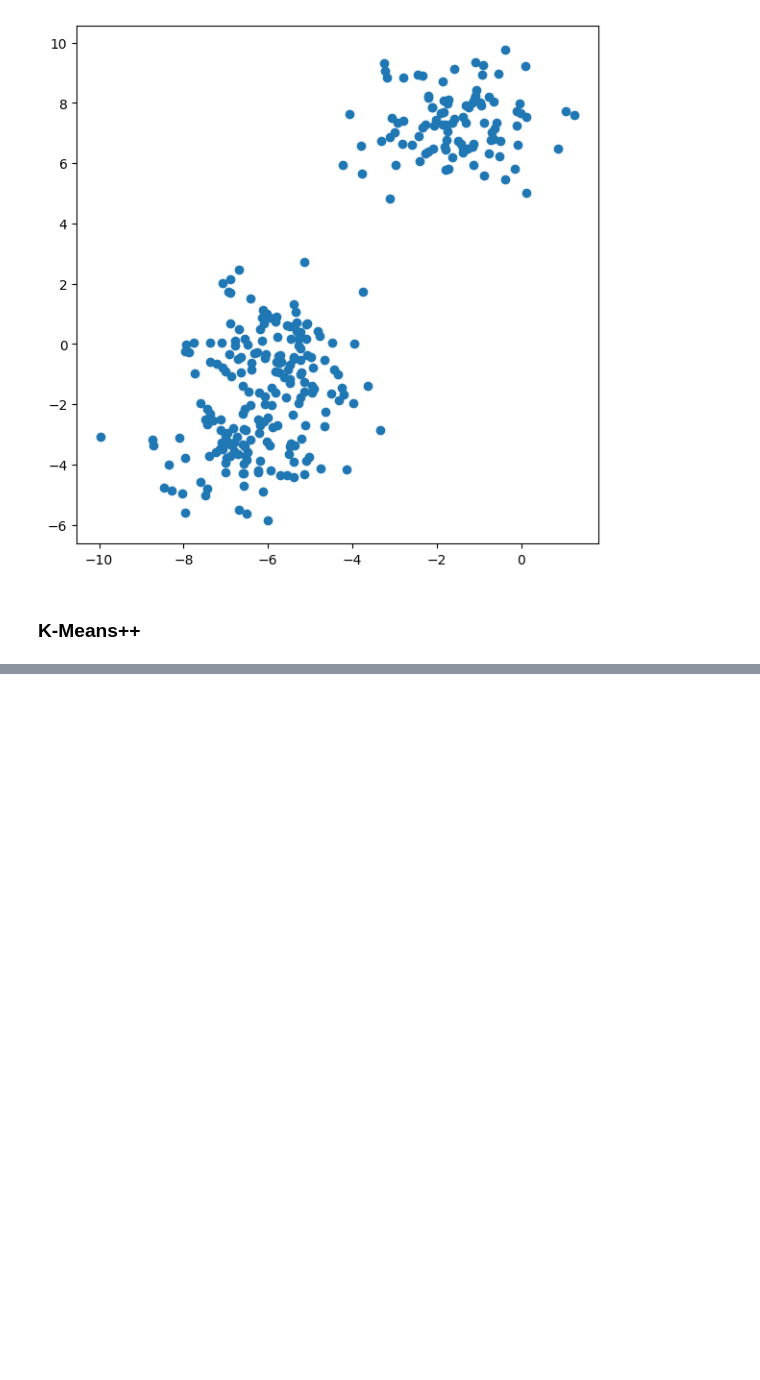
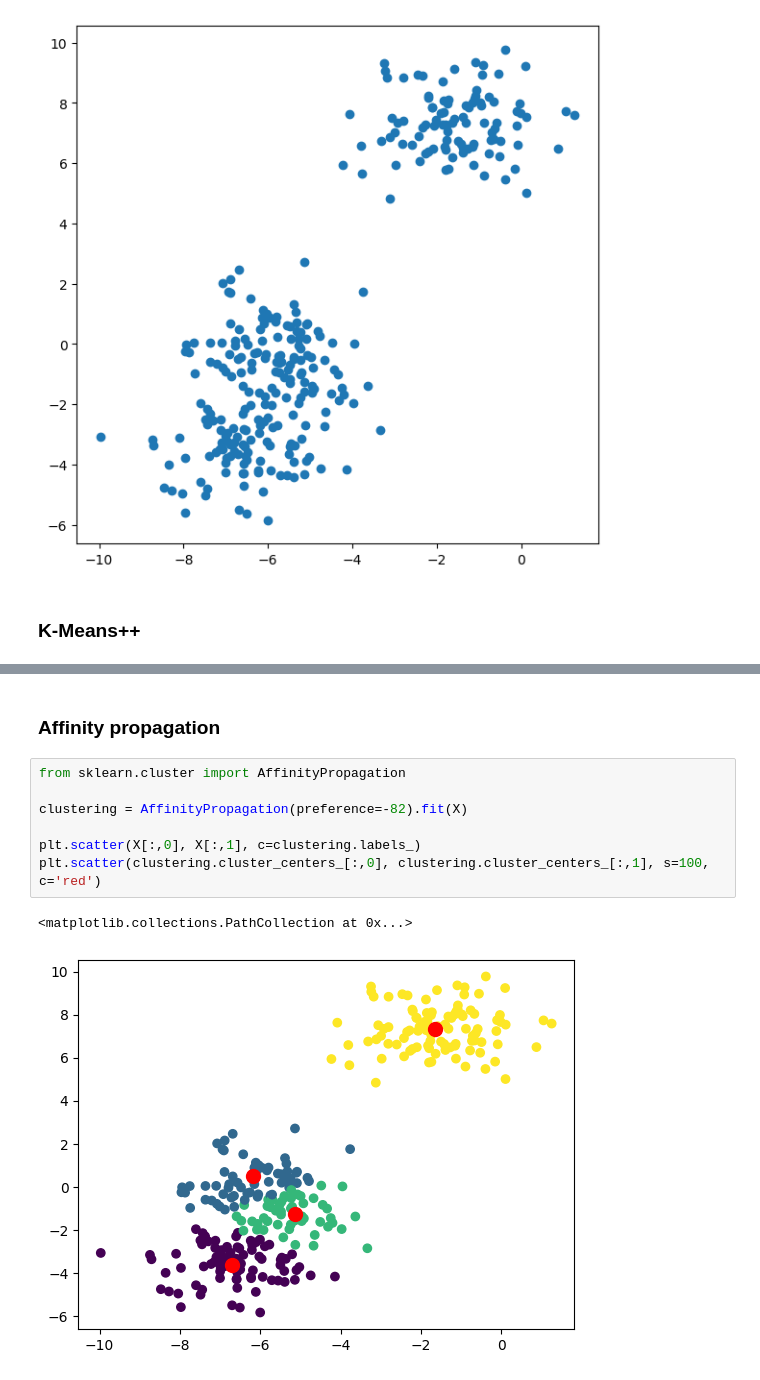
Before and after one commit to BallBoychick/ML, a Jupyter notebook: Clastering_sklearn/clastering.ipynb, the cells around one changed output, grey strips where cells are left out. Cells and saved outputs as stored; diff of their text form; blank space fills up the shorter version.

```diff
--- a/Clastering_sklearn/clastering.ipynb
+++ b/Clastering_sklearn/clastering.ipynb
@@ -74,0 +121,12 @@ davies_bouldin_score(X, k_means_optimal.best_estimator_.labels_)
+# %% [markdown]
+### Affinity propagation
+# %%
+from sklearn.cluster import AffinityPropagation
+
+clustering = AffinityPropagation(preference=-82).fit(X)
+
+plt.scatter(X[:,0], X[:,1], c=clustering.labels_)
+plt.scatter(clustering.cluster_centers_[:,0], clustering.cluster_centers_[:,1], s=100, c='red')
+# %% [output]
+<matplotlib.collections.PathCollection at 0x...>
+[figure, added]
```
Also changed, not shown: parts of 21 cells of this notebook, 6 other files.
